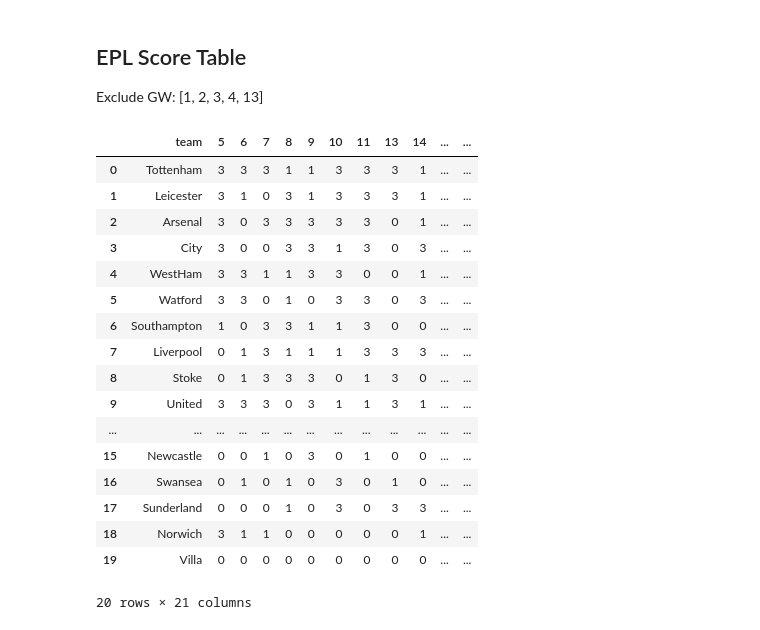
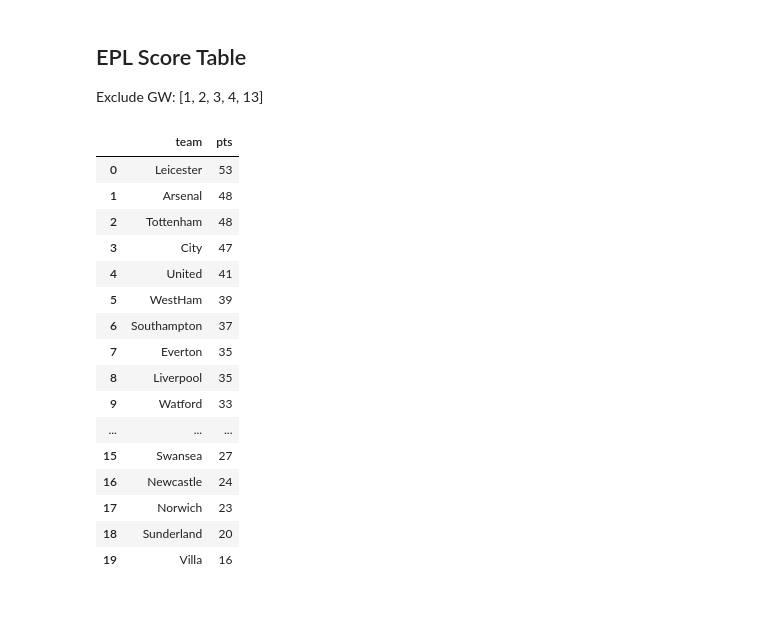
Before and after one commit to byam/predictEPL, a Jupyter notebook: Computation/[Sentiment Table] Emolex Count.ipynb, the cells around one changed output. Saved outputs shown, nothing was run; the diff lists cells and outputs as text; code cells hidden in the pictures.

```diff
--- a/Computation/[Sentiment Table] Emolex Count.ipynb
+++ b/Computation/[Sentiment Table] Emolex Count.ipynb
@@ -386,31 +405,30 @@ Exclude GW: [1, 2, 3, 4, 13]
 # %%
 dfScore = useful_methods.ReadEplScoreTable()
 
 # drop weeks
-dfScore = dfScore.drop(dfScore.columns[[1, 2, 3, 4, 5, 13, 25]], axis=1)
+# dfScore = dfScore.drop(dfScore.columns[[1, 2, 3, 4, 5, 13, 25]], axis=1)
 
 # sum all scores
-dfScore['pts'] = dfScore.sum(axis=1)
+# dfScore['pts'] = dfScore.sum(axis=1)
 
 # sort by overall points
 dfScore = dfScore.sort_values(['pts'], ascending=False).reset_index(drop=True)
-dfScore
+dfScore[['team', 'pts']]
 # %% [output]
-|  | team | 5 | 6 | 7 | 8 | 9 | 10 | 11 | 13 | 14 | ... | ... |
-| 0 | Tottenham | 3 | 3 | 3 | 1 | 1 | 3 | 3 | 3 | 1 | ... | ... |
-| 1 | Leicester | 3 | 1 | 0 | 3 | 1 | 3 | 3 | 3 | 1 | ... | ... |
-| 2 | Arsenal | 3 | 0 | 3 | 3 | 3 | 3 | 3 | 0 | 1 | ... | ... |
-| 3 | City | 3 | 0 | 0 | 3 | 3 | 1 | 3 | 0 | 3 | ... | ... |
-| 4 | WestHam | 3 | 3 | 1 | 1 | 3 | 3 | 0 | 0 | 1 | ... | ... |
-| 5 | Watford | 3 | 3 | 0 | 1 | 0 | 3 | 3 | 0 | 3 | ... | ... |
-| 6 | Southampton | 1 | 0 | 3 | 3 | 1 | 1 | 3 | 0 | 0 | ... | ... |
-| 7 | Liverpool | 0 | 1 | 3 | 1 | 1 | 1 | 3 | 3 | 3 | ... | ... |
-| 8 | Stoke | 0 | 1 | 3 | 3 | 3 | 0 | 1 | 3 | 0 | ... | ... |
-| 9 | United | 3 | 3 | 3 | 0 | 3 | 1 | 1 | 3 | 1 | ... | ... |
-| ... | ... | ... | ... | ... | ... | ... | ... | ... | ... | ... | ... | ... |
-| 15 | Newcastle | 0 | 0 | 1 | 0 | 3 | 0 | 1 | 0 | 0 | ... | ... |
-| 16 | Swansea | 0 | 1 | 0 | 1 | 0 | 3 | 0 | 1 | 0 | ... | ... |
-| 17 | Sunderland | 0 | 0 | 0 | 1 | 0 | 3 | 0 | 3 | 3 | ... | ... |
-| 18 | Norwich | 3 | 1 | 1 | 0 | 0 | 0 | 0 | 0 | 1 | ... | ... |
-| 19 | Villa | 0 | 0 | 0 | 0 | 0 | 0 | 0 | 0 | 0 | ... | ... |
+|  | team | pts |
+| 0 | Leicester | 53 |
+| 1 | Arsenal | 48 |
+| 2 | Tottenham | 48 |
+| 3 | City | 47 |
+| 4 | United | 41 |
+| 5 | WestHam | 39 |
+| 6 | Southampton | 37 |
+| 7 | Everton | 35 |
+| 8 | Liverpool | 35 |
+| 9 | Watford | 33 |
+| ... | ... | ... |
+| 15 | Swansea | 27 |
+| 16 | Newcastle | 24 |
+| 17 | Norwich | 23 |
+| 18 | Sunderland | 20 |
+| 19 | Villa | 16 |
-20 rows × 21 columns
```
Also changed, not shown: parts of 3 cells of this notebook, 5 other files.
